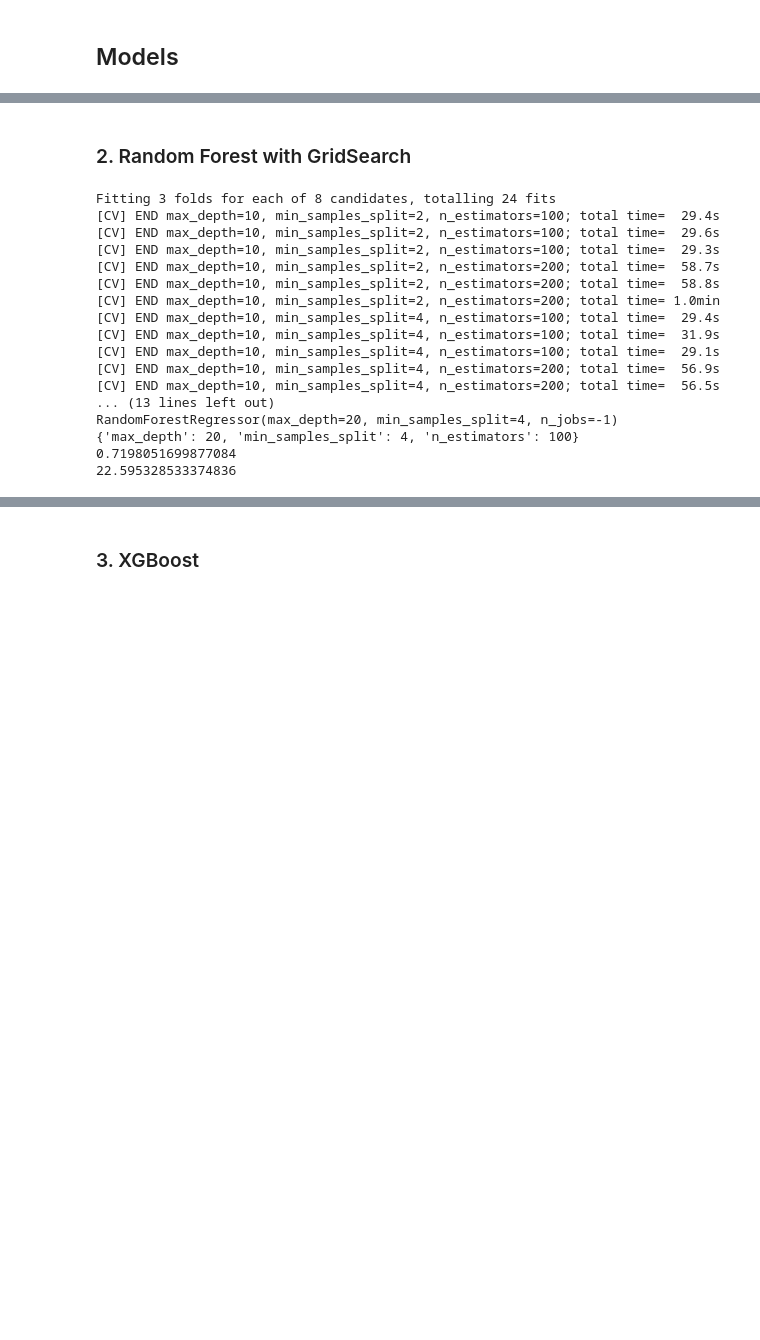
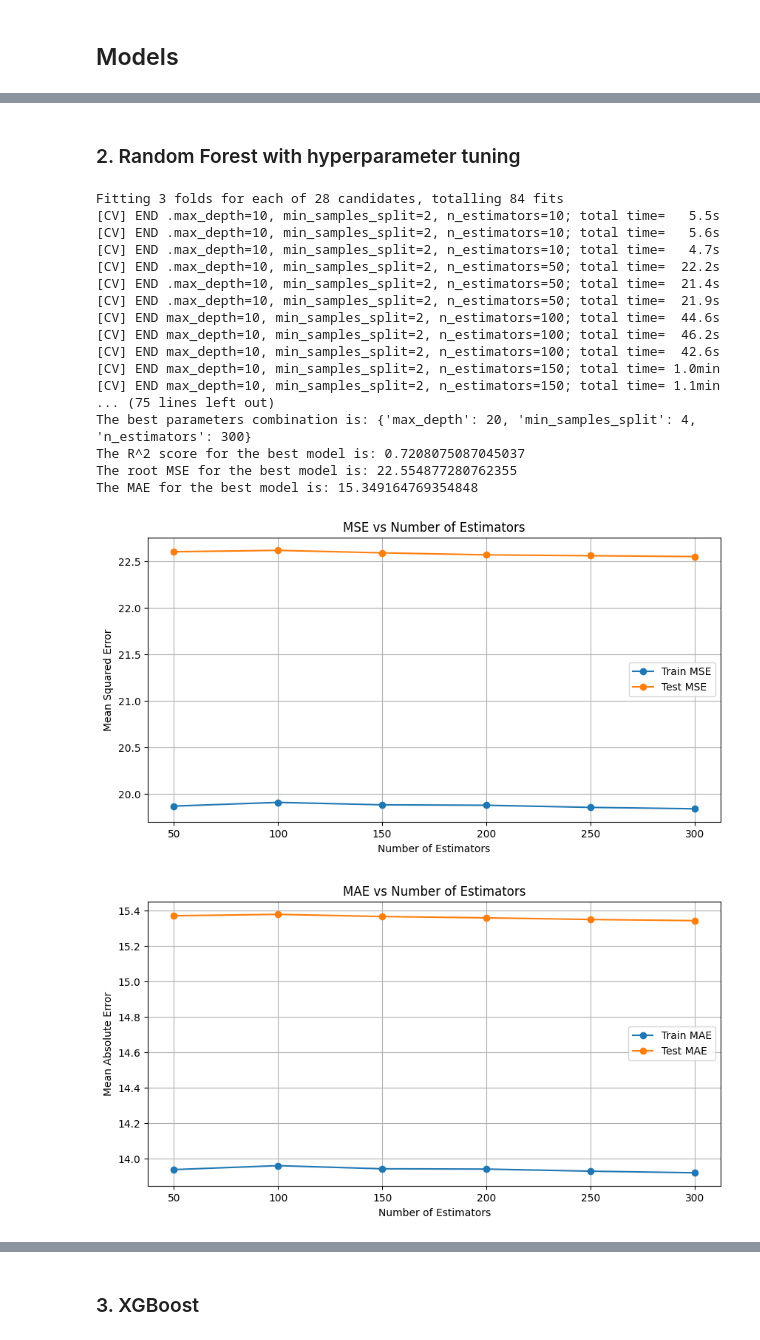
Before and after one commit to JacopooOrsinii/Project_1_Demand_Forecasting, a Jupyter notebook: Project_1_Demand_Forecasting.ipynb, the cells around one changed output, grey strips where cells are left out. Cells and saved outputs as stored; diff of their text form; code cells hidden in the pictures; blank space fills up the shorter version.

```diff
--- a/Project_1_Demand_Forecasting.ipynb
+++ b/Project_1_Demand_Forecasting.ipynb
@@ -109,9 +140,9 @@ print(root_MSE_model_random_forest_without_hp_t)
 # %% [markdown]
-### 2. Random Forest with GridSearch
+### 2. Random Forest with hyperparameter tuning
 # %%
 # parameters setting
 param_grid = {
-    'n_estimators': [100, 200],
+    'n_estimators': [10, 50, 100, 150, 200, 250, 300],
     'max_depth': [10, 20],
     'min_samples_split': [2, 4]
 }
@@ -124,35 +155,39 @@ grid_search_random_forest_with_hp_t.fit(X_train, Y_train)
 
 # print the best estimator combination
 best_model_random_forest_with_hp_t = grid_search_random_forest_with_hp_t.best_estimator_
-print(best_model_random_forest_with_hp_t)
+print("The best model is:", best_model_random_forest_with_hp_t)
 
 # print the best parameters combination
 best_parameters_random_forest_with_hp_t = grid_search_random_forest_with_hp_t.best_params_
-print(best_parameters_random_forest_with_hp_t)
+print("The best parameters combination is:", best_parameters_random_forest_with_hp_t)
 
 # print the R^2 score for the best estimator model
-best_model_random_forest_with_hp_t_R_2_score = best_model_random_forest_with_hp_t.score(X_test, Y_test) # R^2 score
-print(best_model_random_forest_with_hp_t_R_2_score)
+best_model_random_forest_with_hp_t_R_2_score = best_model_random_forest_with_hp_t.score(X_test, Y_test)
+print("The R^2 score for the best model is:", best_model_random_forest_with_hp_t_R_2_score)
 
 # print the root mean squared error (MSE) for the best estimator model
 Y_pred_model_random_forest_with_hp_t = best_model_random_forest_with_hp_t.predict(X_test)
 root_MSE_best_model_random_forest_with_hp_t = root_mean_squared_error(Y_pred_model_random_forest_with_hp_t, Y_test)
-print(root_MSE_best_model_random_forest_with_hp_t)
+print("The root MSE for the best model is:", root_MSE_best_model_random_forest_with_hp_t)
+
+# print the mean absolute error (MAE) for the best estimator model
+MAE_best_model_random_forest_with_hp_t = mean_absolute_error(Y_test, Y_pred_model_random_forest_with_hp_t)
+print("The MAE for the best model is:", MAE_best_model_random_forest_with_hp_t)
 # %% [output]
-Fitting 3 folds for each of 8 candidates, totalling 24 fits
-[CV] END max_depth=10, min_samples_split=2, n_estimators=100; total time=  29.4s
-[CV] END max_depth=10, min_samples_split=2, n_estimators=100; total time=  29.6s
-[CV] END max_depth=10, min_samples_split=2, n_estimators=100; total time=  29.3s
-[CV] END max_depth=10, min_samples_split=2, n_estimators=200; total time=  58.7s
-[CV] END max_depth=10, min_samples_split=2, n_estimators=200; total time=  58.8s
-[CV] END max_depth=10, min_samples_split=2, n_estimators=200; total time= 1.0min
-[CV] END max_depth=10, min_samples_split=4, n_estimators=100; total time=  29.4s
-[CV] END max_depth=10, min_samples_split=4, n_estimators=100; total time=  31.9s
-[CV] END max_depth=10, min_samples_split=4, n_estimators=100; total time=  29.1s
-[CV] END max_depth=10, min_samples_split=4, n_estimators=200; total time=  56.9s
-[CV] END max_depth=10, min_samples_split=4, n_estimators=200; total time=  56.5s
-... (13 lines left out)
-RandomForestRegressor(max_depth=20, min_samples_split=4, n_jobs=-1)
-{'max_depth': 20, 'min_samples_split': 4, 'n_estimators': 100}
-0.7198051699877084
-22.595328533374836
+Fitting 3 folds for each of 28 candidates, totalling 84 fits
+[CV] END .max_depth=10, min_samples_split=2, n_estimators=10; total time=   5.5s
+[CV] END .max_depth=10, min_samples_split=2, n_estimators=10; total time=   5.6s
+[CV] END .max_depth=10, min_samples_split=2, n_estimators=10; total time=   4.7s
+[CV] END .max_depth=10, min_samples_split=2, n_estimators=50; total time=  22.2s
+[CV] END .max_depth=10, min_samples_split=2, n_estimators=50; total time=  21.4s
+[CV] END .max_depth=10, min_samples_split=2, n_estimators=50; total time=  21.9s
+[CV] END max_depth=10, min_samples_split=2, n_estimators=100; total time=  44.6s
+[CV] END max_depth=10, min_samples_split=2, n_estimators=100; total time=  46.2s
+[CV] END max_depth=10, min_samples_split=2, n_estimators=100; total time=  42.6s
+[CV] END max_depth=10, min_samples_split=2, n_estimators=150; total time= 1.0min
+[CV] END max_depth=10, min_samples_split=2, n_estimators=150; total time= 1.1min
+... (75 lines left out)
+The best parameters combination is: {'max_depth': 20, 'min_samples_split': 4, 'n_estimators': 300}
+The R^2 score for the best model is: 0.7208075087045037
+The root MSE for the best model is: 22.554877280762355
+The MAE for the best model is: 15.349164769354848
@@ -158,0 +223,25 @@ RandomForestRegressor(max_depth=20, min_samples_split=4, n_jobs=-1)
+# %%
+# Plot MSE
+plt.figure(figsize=(10, 5))
+plt.plot(estimators_range, train_mse, marker='o', label='Train MSE')
+plt.plot(estimators_range, test_mse, marker='o', label='Test MSE')
+plt.xlabel('Number of Estimators')
+plt.ylabel('Mean Squared Error')
+plt.title('MSE vs Number of Estimators')
+plt.legend()
+plt.grid(True)
+plt.show()
+
+# Plot MAE
+plt.figure(figsize=(10, 5))
+plt.plot(estimators_range, train_mae, marker='o', label='Train MAE')
+plt.plot(estimators_range, test_mae, marker='o', label='Test MAE')
+plt.xlabel('Number of Estimators')
+plt.ylabel('Mean Absolute Error')
+plt.title('MAE vs Number of Estimators')
+plt.legend()
+plt.grid(True)
+plt.show()
+# %% [output]
+[figure, added]
+[figure, added]
```
Also changed, not shown: parts of 18 cells of this notebook.
